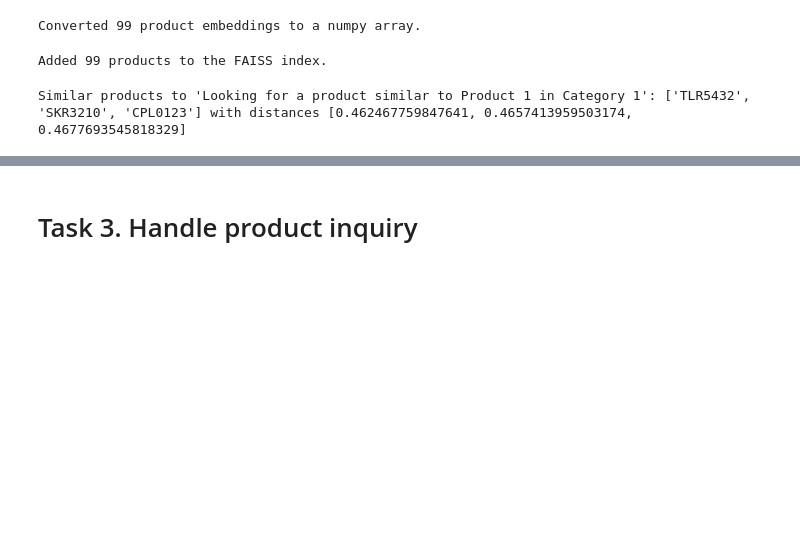
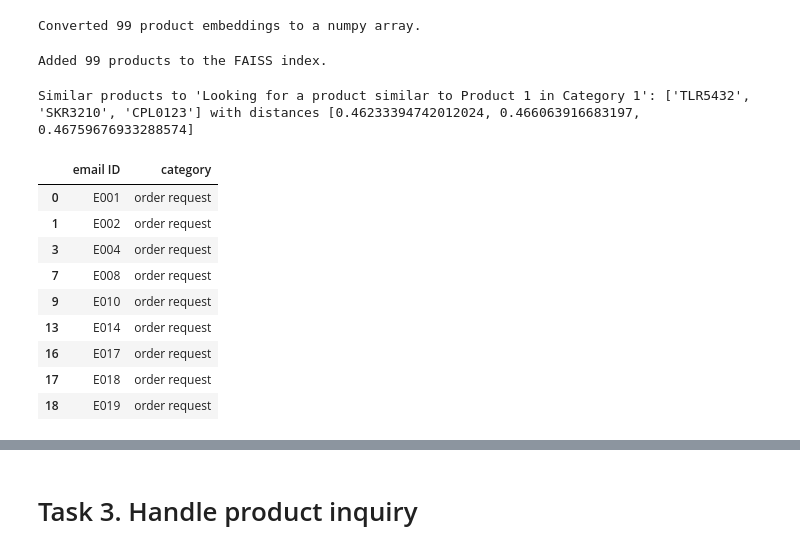
Before and after one commit to abigwind/genai, a Jupyter notebook: Nelson_Solving_Business_Problems_with_AI.ipynb, the cells around one changed output, grey strips where cells are left out. Saved outputs shown, nothing was run; the diff lists cells and outputs as text; code cells hidden in the pictures; blank space fills up the shorter version.

```diff
--- a/Nelson_Solving_Business_Problems_with_AI.ipynb
+++ b/Nelson_Solving_Business_Problems_with_AI.ipynb
@@ -190,7 +190,7 @@ creds = ServiceAccountCredentials.from_json_keyfile_name('ai-test-436218-bb896f9
 goog = gspread.authorize(creds)
 
 # Open the Google Sheet by name
-spreadsheet = goog.open('AI Test')
+spreadsheet = goog.open('Copy of Solving Business Problems with AI')
 # %%
 try:
     classification_sheet = spreadsheet.worksheet('email-classification')
@@ -311,17 +311,22 @@ print(f"Added {index.ntotal} products to the FAISS index.")
 Added 99 products to the FAISS index.
 # %%
 def retrieve_similar_products(query_text, k=5):
-    # Step 1: Convert the query text into an embedding using the same model
-    query_embedding = client.embeddings.create(
-        model="text-embedding-ada-002",
-        input=[query_text]
-    )
+    # Check if query_text is a string
+    if isinstance(query_text, str):
+        # Step 1: Convert the query text into an embedding using the same model
+        query_embedding = client.embeddings.create(
+            model="text-embedding-ada-002",
+            input=[query_text]
+        )
 
-    # Extract the embedding from the response
-    query_vector = np.array([query_embedding.data[0].embedding]).astype('float32')
+        # Extract the embedding from the response
+        query_vector = np.array([query_embedding.data[0].embedding]).astype('float32')
+    else:
+        # If query_text is not a string (presumably an embedding), assign it directly to query_vector
+        query_vector = np.array([query_text]).astype('float32') # Convert query_text to a NumPy array and ensure it's 2D
 
     # Step 2: Perform FAISS search (find the k nearest neighbors)
-    distances, indices = index.search(query_vector, k)
+    distances, indices = index_faiss.search(query_vector, k)
 
     # Step 3: Retrieve the product IDs and distances
     similar_products = products_df.iloc[indices[0]]['product_id'].tolist()
@@ -333,4 +338,22 @@ similar_products, distances = retrieve_similar_products(query, k=3)
 
 print(f"Similar products to '{query}': {similar_products} with distances {distances}")
 # %% [output]
-Similar products to 'Looking for a product similar to Product 1 in Category 1': ['TLR5432', 'SKR3210', 'CPL0123'] with distances [0.462467759847641, 0.4657413959503174, 0.4677693545818329]
+Similar products to 'Looking for a product similar to Product 1 in Category 1': ['TLR5432', 'SKR3210', 'CPL0123'] with distances [0.46233394742012024, 0.466063916683197, 0.46759676933288574]
+# %%
+# Load the classification sheet into a DataFrame
+classification_df = pd.DataFrame(classification_sheet.get_all_records())
+# %%
+order_request_emails = classification_df[classification_df['category'] == 'order request']
+# %%
+order_request_emails
+# %% [output]
+|  | email ID | category |
+| 0 | E001 | order request |
+| 1 | E002 | order request |
+| 3 | E004 | order request |
+| 7 | E008 | order request |
+| 9 | E010 | order request |
+| 13 | E014 | order request |
+| 16 | E017 | order request |
+| 17 | E018 | order request |
+| 18 | E019 | order request |
```
Also changed, not shown: parts of 14 cells of this notebook.
